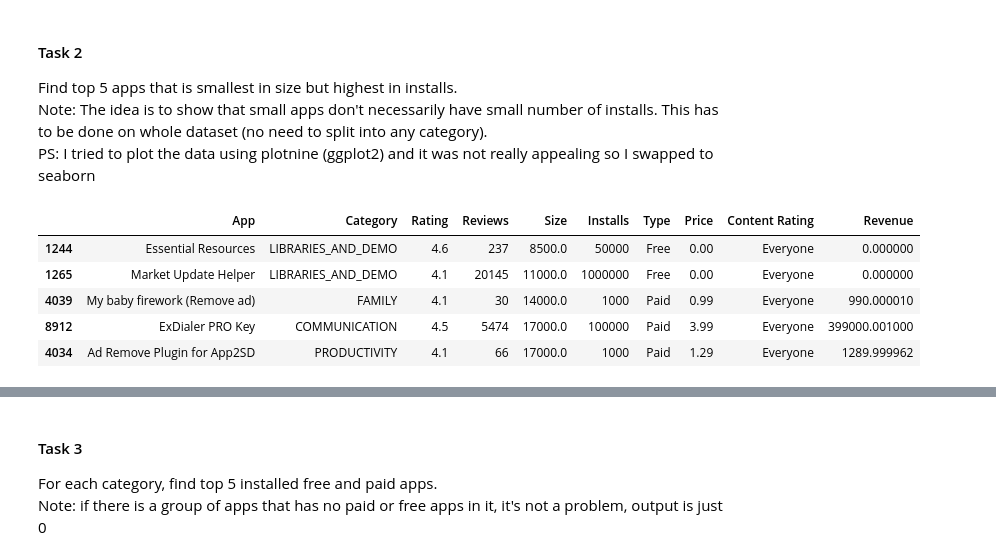
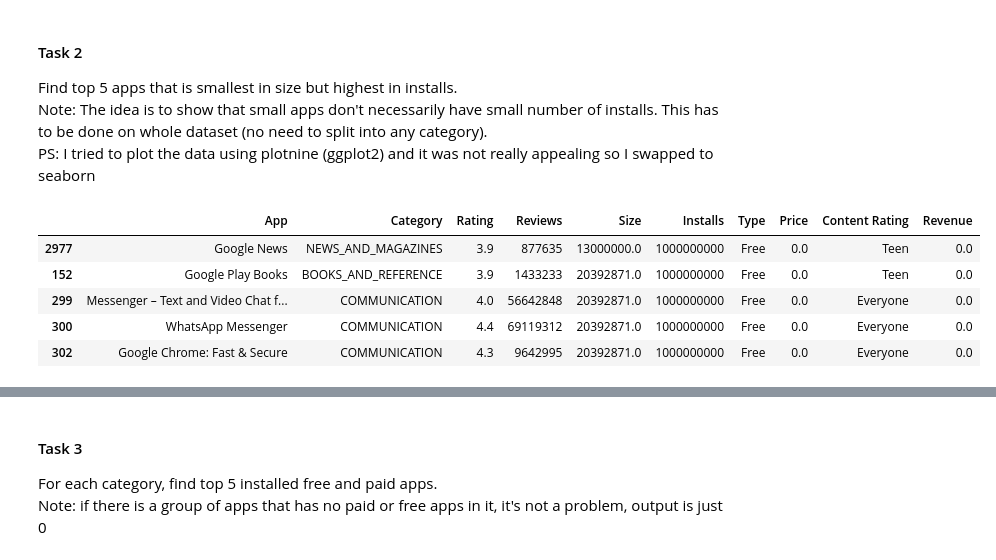
Before and after one commit to bahaozsahin/Develhope_Project-2_team-3, a Jupyter notebook: week3/week3_Baha.ipynb, the cells around one changed output, grey strips where cells are left out. Cells and saved outputs as stored; diff of their text form; code cells hidden in the pictures.

```diff
--- a/week3/week3_Baha.ipynb
+++ b/week3/week3_Baha.ipynb
@@ -186,15 +181,15 @@ Note: The idea is to show that small apps don't necessarily have small number of
 <br>
 PS: I tried to plot the data using plotnine (ggplot2) and it was not really appealing so I swapped to seaborn
 # %%
-df = data.sort_values(['Size', 'Installs'], ascending=[True, False]).head(5)    #picking the top 5 after sorting the data
+df = data.sort_values(['Installs', 'Size'], ascending=[False, True]).head(5)   #picking the top 5 after sorting the data
 df
 # %% [output]
 |  | App | Category | Rating | Reviews | Size | Installs | Type | Price | Content Rating | Revenue |
-| 1244 | Essential Resources | LIBRARIES_AND_DEMO | 4.6 | 237 | 8500.0 | 50000 | Free | 0.00 | Everyone | 0.000000 |
-| 1265 | Market Update Helper | LIBRARIES_AND_DEMO | 4.1 | 20145 | 11000.0 | 1000000 | Free | 0.00 | Everyone | 0.000000 |
-| 4039 | My baby firework (Remove ad) | FAMILY | 4.1 | 30 | 14000.0 | 1000 | Paid | 0.99 | Everyone | 990.000010 |
-| 8912 | ExDialer PRO Key | COMMUNICATION | 4.5 | 5474 | 17000.0 | 100000 | Paid | 3.99 | Everyone | 399000.001000 |
-| 4034 | Ad Remove Plugin for App2SD | PRODUCTIVITY | 4.1 | 66 | 17000.0 | 1000 | Paid | 1.29 | Everyone | 1289.999962 |
+| 2977 | Google News | NEWS_AND_MAGAZINES | 3.9 | 877635 | 13000000.0 | 1000000000 | Free | 0.0 | Teen | 0.0 |
+| 152 | Google Play Books | BOOKS_AND_REFERENCE | 3.9 | 1433233 | 20392871.0 | 1000000000 | Free | 0.0 | Teen | 0.0 |
+| 299 | Messenger – Text and Video Chat f... | COMMUNICATION | 4.0 | 56642848 | 20392871.0 | 1000000000 | Free | 0.0 | Everyone | 0.0 |
+| 300 | WhatsApp Messenger | COMMUNICATION | 4.4 | 69119312 | 20392871.0 | 1000000000 | Free | 0.0 | Everyone | 0.0 |
+| 302 | Google Chrome: Fast & Secure | COMMUNICATION | 4.3 | 9642995 | 20392871.0 | 1000000000 | Free | 0.0 | Everyone | 0.0 |
 # %%
 fig, ax = plt.subplots(figsize = (10,6))
 sns.scatterplot(data = df, x = 'App', y= 'Installs', size='Size', sizes= (50,350), ax = ax)
```
Also changed, not shown: parts of 8 cells of this notebook.
